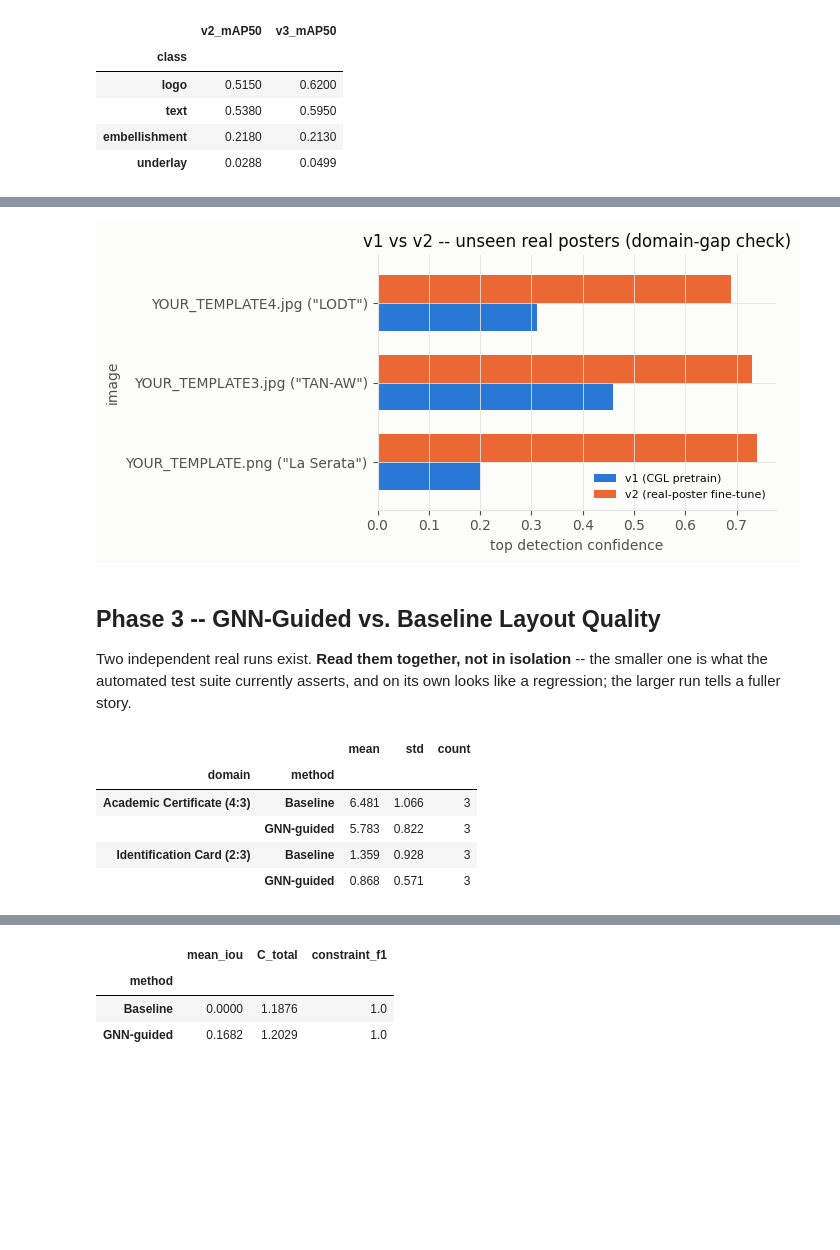
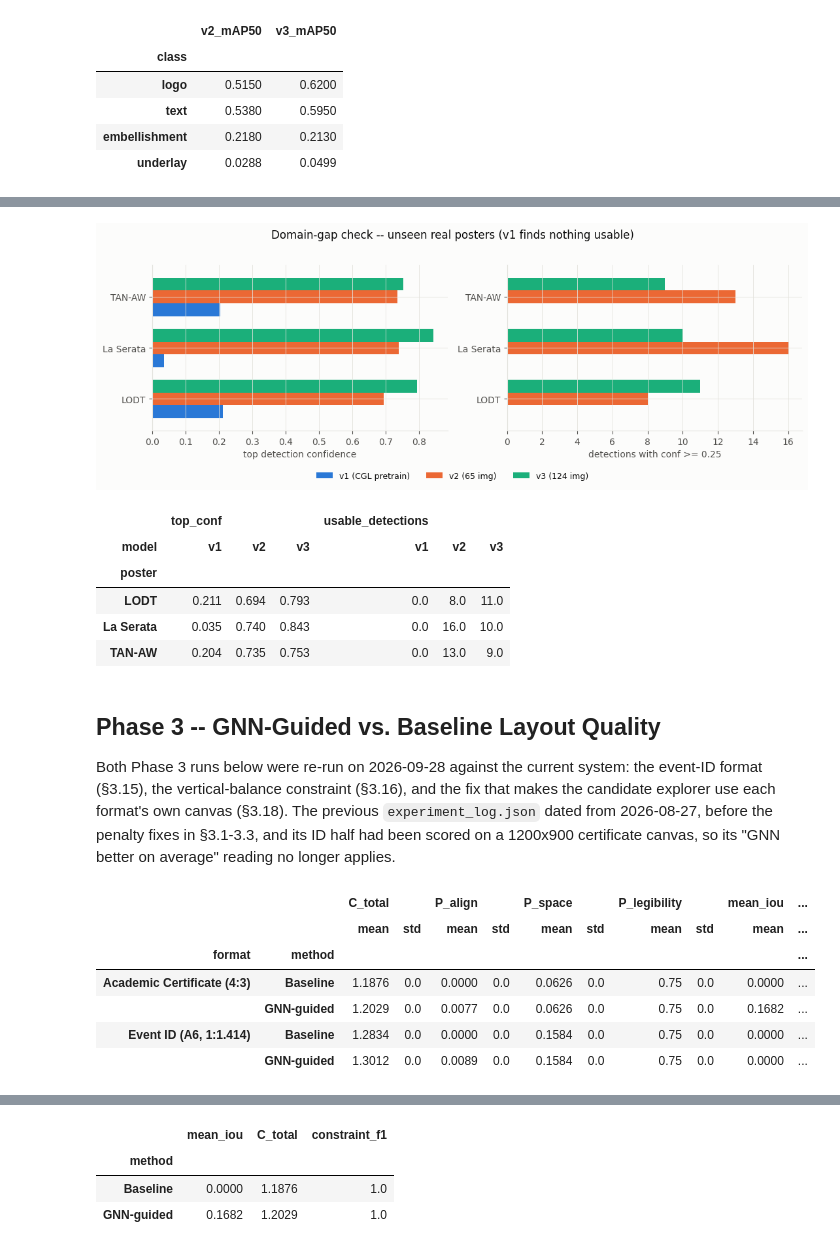
Before and after one commit to mrfahrenheit0528/themesync, a Jupyter notebook: notebooks/results_analysis.ipynb, the cells around one changed output, grey strips where cells are left out. Drawn from its saved outputs; the diff is of its cells as text; code cells hidden in the pictures; blank space fills up the shorter version.

```diff
--- a/notebooks/results_analysis.ipynb
+++ b/notebooks/results_analysis.ipynb
@@ -185,26 +198,46 @@ don't read it as covering v3.
 # %%
-domain_gap = pd.DataFrame([
-    {"image": 'YOUR_TEMPLATE.png ("La Serata")', "v1_top_conf": 0.20, "v2_top_conf": 0.74},
-    {"image": 'YOUR_TEMPLATE3.jpg ("TAN-AW")',   "v1_top_conf": 0.46, "v2_top_conf": 0.73},
-    {"image": 'YOUR_TEMPLATE4.jpg ("LODT")',      "v1_top_conf": 0.31, "v2_top_conf": 0.69},
-]).set_index("image")
+with open(ROOT / "results/yolo_domain_gap_check.json") as f:
+    gap = json.load(f)
 
-ax = domain_gap.plot(
-    kind="barh", color=[SERIES_1, SERIES_2], figsize=(7, 3.5), width=0.7
-)
-ax.set_xlabel("top detection confidence")
-ax.set_title("v1 vs v2 -- unseen real posters (domain-gap check)")
-ax.legend(["v1 (CGL pretrain)", "v2 (real-poster fine-tune)"], frameon=False, fontsize=8)
-plt.tight_layout()
+gap_rows = []
+for version, per_poster in gap["results"].items():
+    for poster, m in per_poster.items():
+        gap_rows.append({"poster": poster, "model": version,
+                         "top_conf": m["top_conf"], "usable_detections": m["n_ge_025"]})
+gap_df = pd.DataFrame(gap_rows)
+
+fig, axes = plt.subplots(1, 2, figsize=(11, 3.6))
+for ax, metric, label in [(axes[0], "top_conf", "top detection confidence"),
+                          (axes[1], "usable_detections", "detections with conf >= 0.25")]:
+    gap_df.pivot(index="poster", columns="model", values=metric)[["v1", "v2", "v3"]].plot(
+        kind="barh", ax=ax, color=[SERIES_1, SERIES_2, SERIES_3], width=0.75)
+    ax.set_xlabel(label)
+    ax.set_ylabel("")
+    ax.get_legend().remove()
+fig.legend(["v1 (CGL pretrain)", "v2 (65 img)", "v3 (124 img)"], loc="lower center",
+           ncol=3, frameon=False, fontsize=9, bbox_to_anchor=(0.5, -0.08))
+fig.suptitle("Domain-gap check -- unseen real posters (v1 finds nothing usable)", y=1.02)
+fig.tight_layout()
 plt.show()
+
+gap_df.pivot(index="poster", columns="model", values=["top_conf", "usable_detections"])
 # %% [output]
-[figure, old version]
+[figure, new version]
+|  | top_conf |  |  | usable_detections |  |  |
+| model | v1 | v2 | v3 | v1 | v2 | v3 |
+| poster |  |  |  |  |  |  |
+| LODT | 0.211 | 0.694 | 0.793 | 0.0 | 8.0 | 11.0 |
+| La Serata | 0.035 | 0.740 | 0.843 | 0.0 | 16.0 | 10.0 |
+| TAN-AW | 0.204 | 0.735 | 0.753 | 0.0 | 13.0 | 9.0 |
 # %% [markdown]
 ## Phase 3 -- GNN-Guided vs. Baseline Layout Quality
 
-Two independent real runs exist. **Read them together, not in isolation** --
-the smaller one is what the automated test suite currently asserts, and on
-its own looks like a regression; the larger run tells a fuller story.
+Both Phase 3 runs below were re-run on 2026-09-28 against the current system:
+the event-ID format (§3.15), the vertical-balance constraint (§3.16), and the
+fix that makes the candidate explorer use each format's own canvas (§3.18).
+The previous `experiment_log.json` dated from 2026-08-27, before the penalty
+fixes in §3.1-3.3, and its ID half had been scored on a 1200x900 certificate
+canvas, so its "GNN better on average" reading no longer applies.
 # %%
 with open(ROOT / "results/experiment_log.json") as f:
     exp = json.load(f)
@@ -214,19 +247,23 @@ for domain, dd in exp["results"].items():
     for method, trials in [("GNN-guided", dd["gnn_trials"]), ("Baseline", dd["base_trials"])]:
         for t in trials:
             rows.append({
-                "domain": dd["domain_label"], "method": method,
-                "C_total": t["C_total"], "mean_iou": t["mean_iou"],
+                "format": dd["domain_label"], "method": method,
+                "C_total": t["C_total"], "P_align": t["P_align"], "P_space": t["P_space"],
+                "P_legibility": t["P_legibility"], "mean_iou": t["mean_iou"],
                 "latency_ms": t["latency_total"],
             })
 trials_df = pd.DataFrame(rows)
 
-agg = trials_df.groupby(["domain", "method"])["C_total"].agg(["mean", "std", "count"]).round(3)
-agg
+penalties = (trials_df.groupby(["format", "method"])
+             [["C_total", "P_align", "P_space", "P_legibility", "mean_iou"]]
+             .agg(["mean", "std"]).round(4))
+penalties
 # %% [output]
-|  |  | mean | std | count |
-| domain | method |  |  |  |
-| Academic Certificate (4:3) | Baseline | 6.481 | 1.066 | 3 |
-|  | GNN-guided | 5.783 | 0.822 | 3 |
-| Identification Card (2:3) | Baseline | 1.359 | 0.928 | 3 |
-|  | GNN-guided | 0.868 | 0.571 | 3 |
+|  |  | C_total |  | P_align |  | P_space |  | P_legibility |  | mean_iou | ... |
+|  |  | mean | std | mean | std | mean | std | mean | std | mean | ... |
+| format | method |  |  |  |  |  |  |  |  |  | ... |
+| Academic Certificate (4:3) | Baseline | 1.1876 | 0.0 | 0.0000 | 0.0 | 0.0626 | 0.0 | 0.75 | 0.0 | 0.0000 | ... |
+|  | GNN-guided | 1.2029 | 0.0 | 0.0077 | 0.0 | 0.0626 | 0.0 | 0.75 | 0.0 | 0.1682 | ... |
+| Event ID (A6, 1:1.414) | Baseline | 1.2834 | 0.0 | 0.0000 | 0.0 | 0.1584 | 0.0 | 0.75 | 0.0 | 0.0000 | ... |
+|  | GNN-guided | 1.3012 | 0.0 | 0.0089 | 0.0 | 0.1584 | 0.0 | 0.75 | 0.0 | 0.0000 | ... |
 # %%
```
Also changed, not shown: parts of 5 cells of this notebook, 6 other files.
